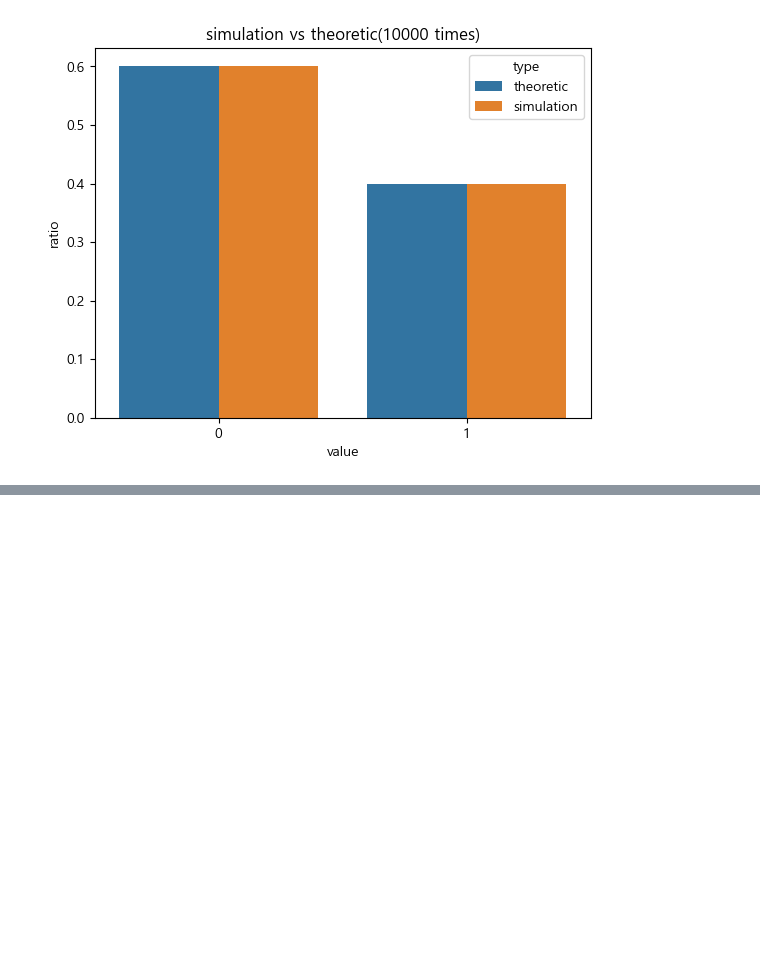
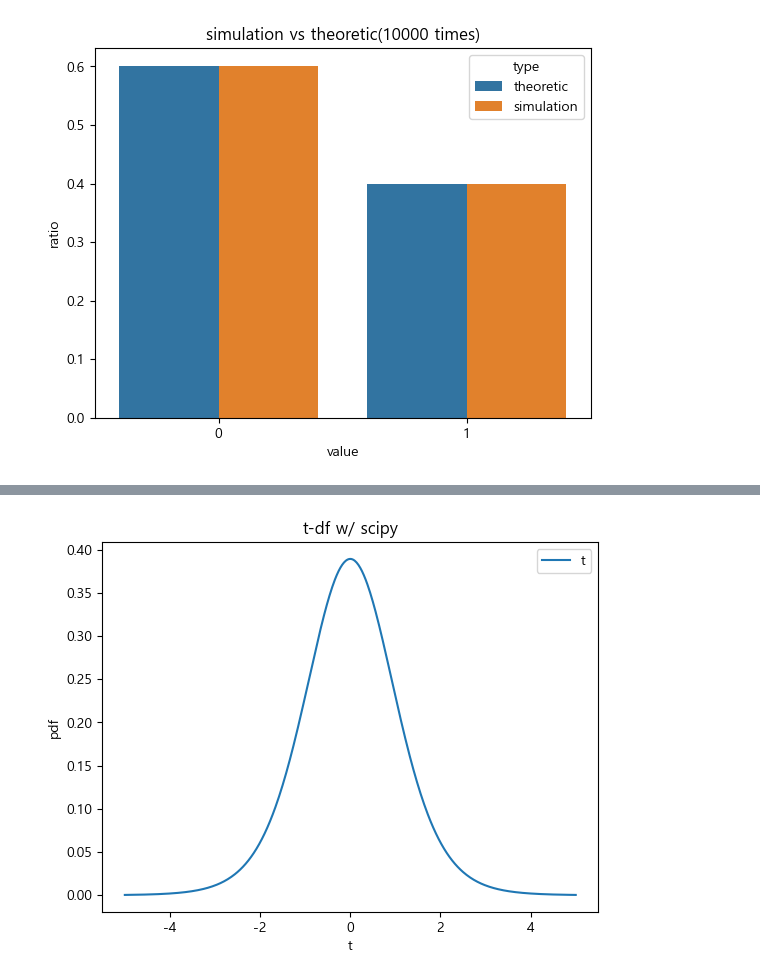
Before and after one commit to ZiNoBae/Practice_ubion, a Jupyter notebook: zino_drill/fin_stats_03_distribution.ipynb, the cells around one changed output, grey strips where cells are left out. Cells and saved outputs as stored; diff of their text form; code cells hidden in the pictures; blank space fills up the shorter version.

```diff
--- a/zino_drill/fin_stats_03_distribution.ipynb
+++ b/zino_drill/fin_stats_03_distribution.ipynb
@@ -231,0 +336,15 @@ sim_bernoulli_df(0.4, 10000)
+# %%
+# Scipy로도 t분포 그릴 수 있어
+
+DF = 10
+t = np.linspace(-5,5, 501)
+y = stats.t(DF).pdf(t)
+
+plt.plot(t,y)
+plt.xlabel('t')
+plt.ylabel('pdf')
+plt.title("t-df w/ scipy")
+plt.legend(f't-df(DF = {DF})')
+plt.show()
+# %% [output]
+[figure, added]
```
Also changed, not shown: parts of 19 cells of this notebook.
